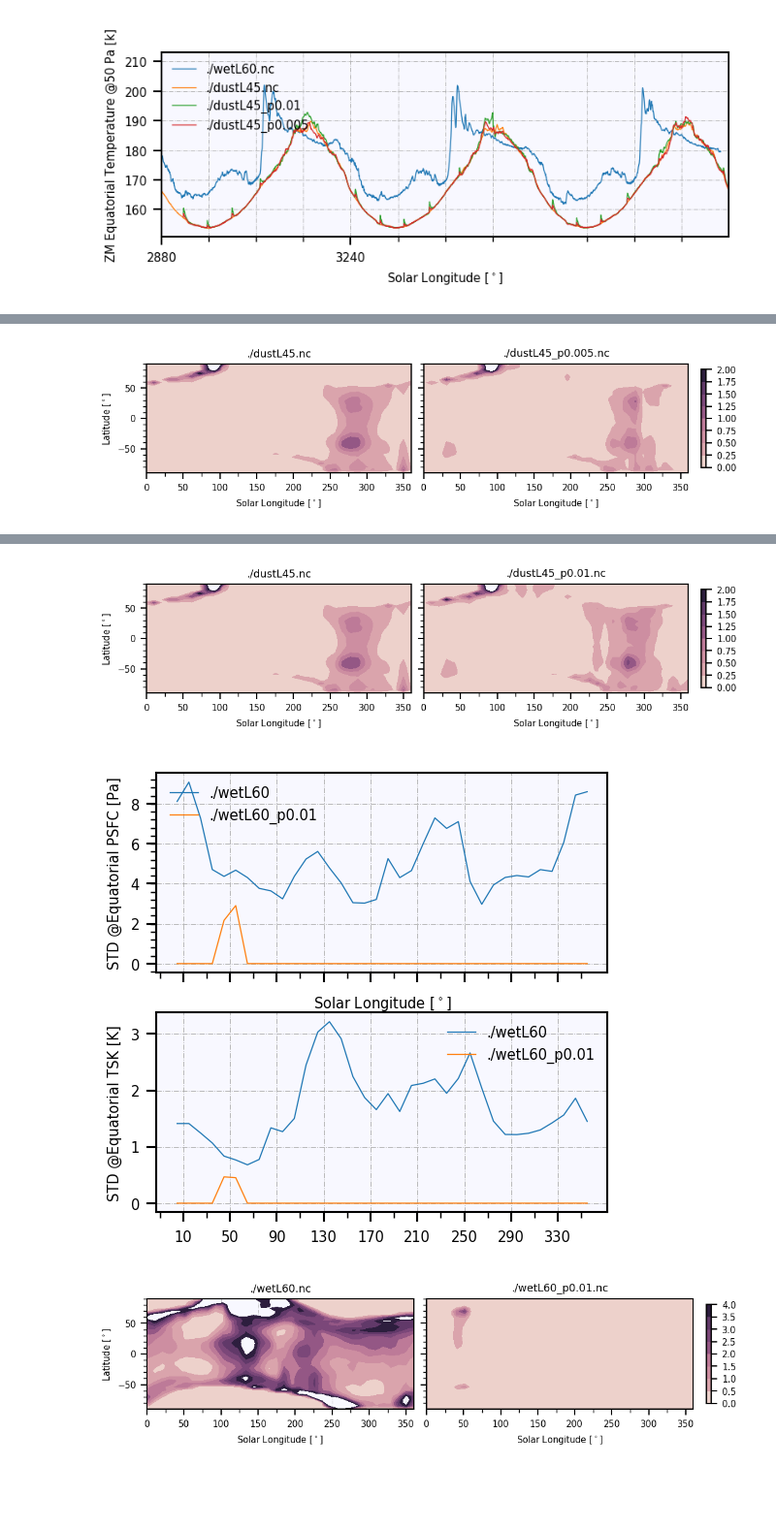
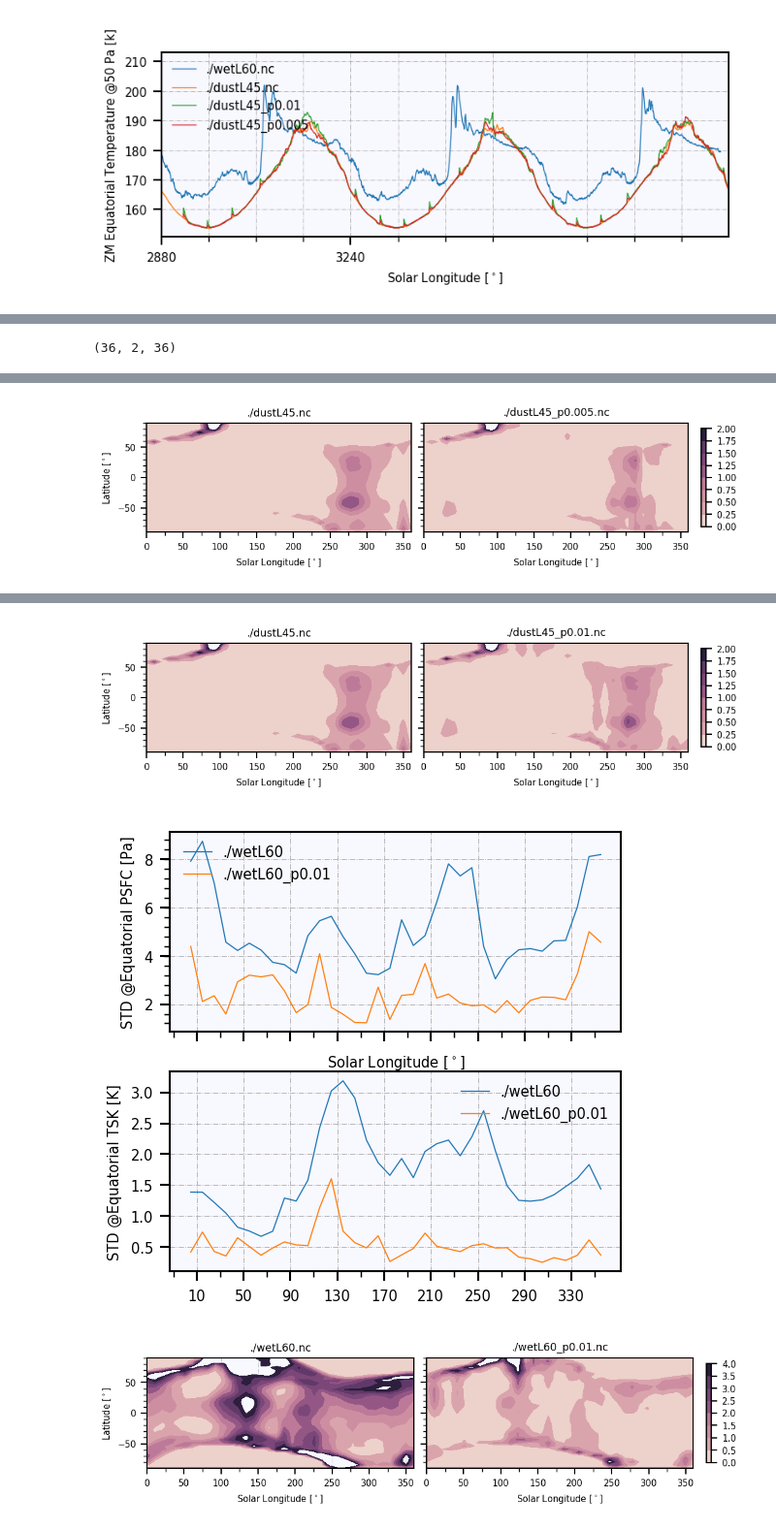
Before and after one commit to sokvisal/marswrf, a Jupyter notebook: model_comparison.ipynb, the cells around one changed output, grey strips where cells are left out. Shown at 97% size. Saved outputs shown, nothing was run; the diff lists cells and outputs as text; code cells hidden in the pictures; blank space fills up the shorter version.

```diff
--- a/model_comparison.ipynb
+++ b/model_comparison.ipynb
@@ -145,34 +146,27 @@ def rmsTimeseries(rawfiledir, pertfiledir, pert):
     ls = data.variables['LS'][:]
     ls = yearly_ls(ls)
     tsk = data.variables['T50Pa'][:]#[:,17:20].mean(axis=2).mean(axis=1)
-#     psfc = data.variables['PSFC'][:]
-#     zmT = data.variables['T'][:][:,25:30].mean(axis=1)
 
     data = Dataset(pertfiledir,'r')
     lsp = data.variables['LS'][:]
     lsp = yearly_ls(lsp) + 2880
     tskp = data.variables['T50Pa'][:]#[:,17:20].mean(axis=2).mean(axis=1)
-#     psfcp = data.variables['PSFC'][:]
-#     zmTp = data.variables['T'][:][:,25:30].mean(axis=1)
 
+    # accounting for discontinuity in LS and adding np.nan to fill the discontinuity
     if np.where(np.diff(np.diff(lsp))>1)[0]:
         disCon = int(np.where(np.diff(np.diff(lsp))>1)[0][0])
         lsp = lsp.tolist()
         lsp[disCon:disCon] = np.empty((100))*np.nan
         lsp =  np.array(lsp)
 
-#         tskp.tolist()
         tmp = tskp[:disCon]
         tskp = np.concatenate((tmp, np.empty((100,36,72))*np.nan, tskp[disCon:]), axis=0)
-#         tskp[disCon:disCon,:,:] = np.empty((100,36,72))*np.nan
-#         tskp =  np.array(tskp)
 
     idx = np.where(ls == lsp[0])[0][0]
     ls = ls[idx:]
     tsk = tsk[idx:]
 
-    print (tsk.shape,tskp.shape)
-
+    # adjusting for when ls is starting in data set
     if ls.shape > lsp.shape:
         idx2 = np.where(ls==lsp[-1])[0][0]
         ls = ls[:idx2+1]
@@ -184,6 +178,7 @@ def rmsTimeseries(rawfiledir, pertfiledir, pert):
         lsp = lsp[:idx2+1]
     print (tsk.shape,tskp.shape)
 
+    # calculating rms
     equatorial_rms = np.sqrt(np.abs(tsk**2-tskp**2))[:,17:20].mean(axis=2).mean(axis=1)
 
     plot(lsp, equatorial_rms, label=pertfiledir.replace('.nc',''))
@@ -201,8 +196,14 @@ fig, ax = plt.subplots(figsize=(4,2))
 rmsTimeseries('./dustL45.nc', './dustL45_p0.015.nc', "0.01")
 rmsTimeseries('./wetL60.nc', './wetL60_p0.015.nc', "0.015")
 
-fig, ax = plt.subplots(figsize=(6,2))
+# fig, ax = plt.subplots(figsize=(6,2))
 with PdfPages('rms_difference.pdf') as pdFigures:
+    fig, ax = plt.subplots(figsize=(6,2))
+    rmsTimeseries('./dustL45.nc', './dustL45_p0.01.nc', "0.01")
+    rmsTimeseries('./wetL60.nc', './wetL60_p0.01.nc', "0.01")
+    plt.savefig(pdFigures,  format='pdf', bbox_inches='tight', dpi=400)
+
+    fig, ax = plt.subplots(figsize=(6,2))
     rmsTimeseries('./dustL45.nc', './dustL45_p0.01.nc', "0.01")
     rmsTimeseries('./dustL45.nc', './dustL45_p0.005.nc', "0.015")
     plt.savefig(pdFigures,  format='pdf', bbox_inches='tight', dpi=400)
@@ -220,14 +220,16 @@ with PdfPages('rms_difference.pdf') as pdFigures:
 # %%
+# specifying the period we want
 period = 10
+# specifying the number of data point we would have
 ndata = int(360/period)
 
 def yearlyVariation(rawdata, pertdata):
     filedir = rawdata
     data = Dataset(filedir,'r')
-    ls = data.variables['LS'][:][669:]
-    psfc = data.variables['PSFC'][:][669:]
-    tsk = data.variables['TSK'][:][669:]
-    t = data.variables['T50Pa'][:][669:]
+    ls = data.variables['LS'][:][:]
+    psfc = data.variables['PSFC'][:][:]
+    tsk = data.variables['TSK'][:][:]
+    t = data.variables['T50Pa'][:][:]
 
     filedir = pertdata
     data = Dataset(filedir,'r')
@@ -237,15 +239,16 @@ def yearlyVariation(rawdata, pertdata):
     tp = data.variables['T50Pa'][:]
 
     def meanSTD(ls, period, i, data):
-        # indexes corresponding to certain period
+        # indexes corresponding to certain period of LS
         idx = np.where(abs(ls-(i*period+period/2))<period/2)[0]
 
         # indexes corresponding to another year
         idx_year = np.where(np.diff(idx)>1)[0]
         tmp = []
-        if idx_year.size == 0:
+        if idx_year.size == 0: # case where it is only one year
             tmp.append( data[idx].mean(axis=0) )
-        for j in np.arange(idx_year.size):
+        for j in np.arange(idx_year.size): # indexing through the different years and collecting all data within the same LS period
+            # note that we have to take the mean along LS first
             if j == 0:
                 tmp.append( data[idx[0:idx_year[j]+1]].mean(axis=0) )
             if j == idx_year.size-1:
@@ -253,13 +256,15 @@ def yearlyVariation(rawdata, pertdata):
             else:
                 tmp.append( data[idx[idx_year[j]+1:idx_year[j+1]+1]].mean(axis=0) )
         tmp = np.array(tmp)
+        # return mean of the standard devation (period, data, longitude)
         return tmp.std(axis=0).mean(axis=1)
 
     vart = np.zeros((ndata,2,36))
     varp = np.zeros((ndata,2,36))
-    for i in np.arange(ndata):
+    for i in np.arange(ndata): # going through the different periods
         test = meanSTD(ls, period, i, psfc)
         test2 = meanSTD(lsp, period, i, psfcp)
+        # stacking the unperturbed data and perturbed into one dataset
         varp[i] = np.vstack((test, test2))
 
         test = meanSTD(ls, period, i, tsk)
@@ -268,16 +273,18 @@ def yearlyVariation(rawdata, pertdata):
 
     return varp, vart
 
+# specifying axis labeling
 major_ticks = np.arange(10,370,40)
 xaxis = np.arange(5,365,period)
 
+# plotting data for equatorial mean std
 def stdplot(xaxis, stdpressure, stdtsk, rawlabel, pertlabel, title):
-    varp = stdpressure.mean(axis=2)
+    varp = stdpressure.mean(axis=2) # mean along latitude
     vart = stdtsk.mean(axis=2)
 
     fig, (ax, ax2) = plt.subplots(nrows=2, ncols=1, figsize=(4,4), sharex=True)
-    ax.plot(xaxis, varp[:,0], label=rawlabel.replace('.nc',''))
-    ax.plot(xaxis, varp[:,1], label=pertlabel.replace('.nc',''))
+    ax.plot(xaxis, varp[:,0], label=rawlabel.replace('.nc','')) # unperturbed
+    ax.plot(xaxis, varp[:,1], label=pertlabel.replace('.nc','')) # perturbed
     ax.set_xticks(major_ticks)
     ax.set_ylabel(title)
     ax.set_xlabel('Solar Longitude [$^\circ$]')
@@ -291,6 +298,9 @@ def stdplot(xaxis, stdpressure, stdtsk, rawlabel, pertlabel, title):
 #     ax2.set_xlabel('Solar Longitude [$^\circ$]')
     ax2.legend()
 
+    #plt.savefig(pdFigures,  format='pdf', bbox_inches='tight', dpi=400)
+
+# plotting data for full mean std (in term of latitude and ls)
 def stdplot_contour(xaxis, stdpressure, stdtsk, label, levels):
 
     fig, axes = plt.subplots(nrows=1, ncols=2, figsize=(8,2), sharex=True, sharey=True)
@@ -307,6 +317,8 @@ def stdplot_contour(xaxis, stdpressure, stdtsk, label, levels):
     fig.tight_layout()
     fig.colorbar(im, ax=axes.ravel().tolist(), shrink=0.9, orientation='vertical', pad=0.02)
 
+    #plt.savefig(pdFigures,  format='pdf', bbox_inches='tight', dpi=400)
+
 
 with PdfPages('std_model_comp.pdf') as pdFigures:
     varp, vart = yearlyVariation('./dustL45.nc', './dustL45_p0.005.nc')
@@ -321,3 +333,4 @@ with PdfPages('std_model_comp.pdf') as pdFigures:
     stdplot(xaxis, varp, vart, './wetL60.nc', './wetL60_p0.01.nc', 'STD @Equatorial PSFC [Pa]')
     stdplot_contour(xaxis, varp, vart, ['./wetL60.nc', './wetL60_p0.01.nc'],  np.linspace(0,4,9))
 # %% [output]
+(36, 2, 36)
@@ -327,6 +340,6 @@ with PdfPages('std_model_comp.pdf') as pdFigures:
 [figure]
-[figure, old version]
+[figure, new version]
-[figure, old version]
+[figure, new version]
 # %%
 def animatedDiff(old_data, new_data):
     import matplotlib.animation as animation
```
Also changed, not shown: parts of 4 cells of this notebook.
